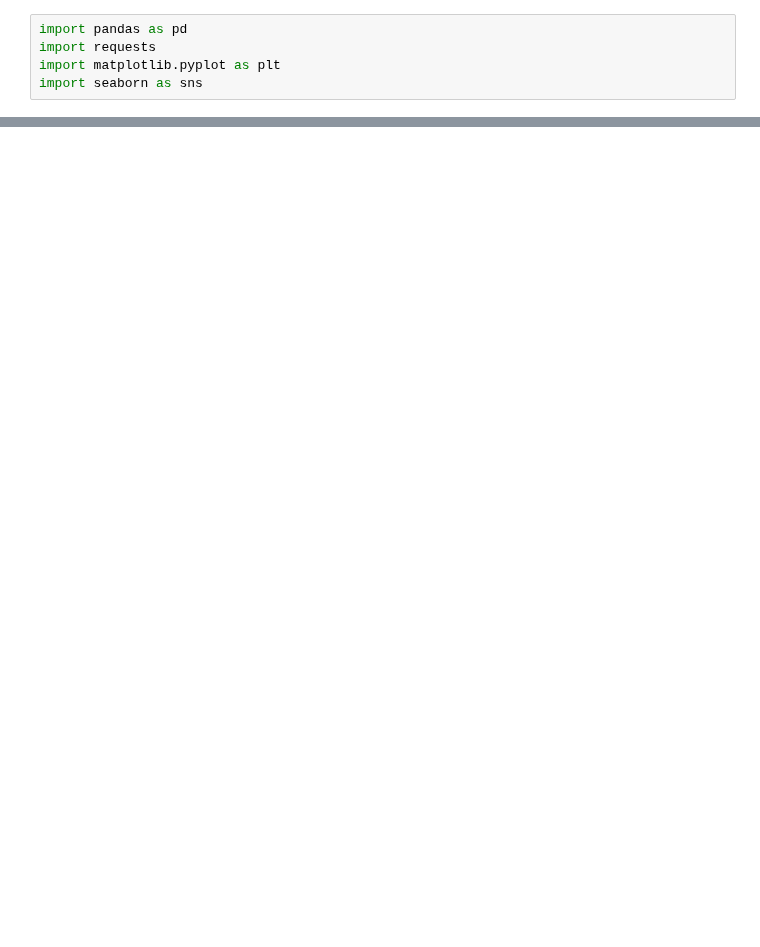
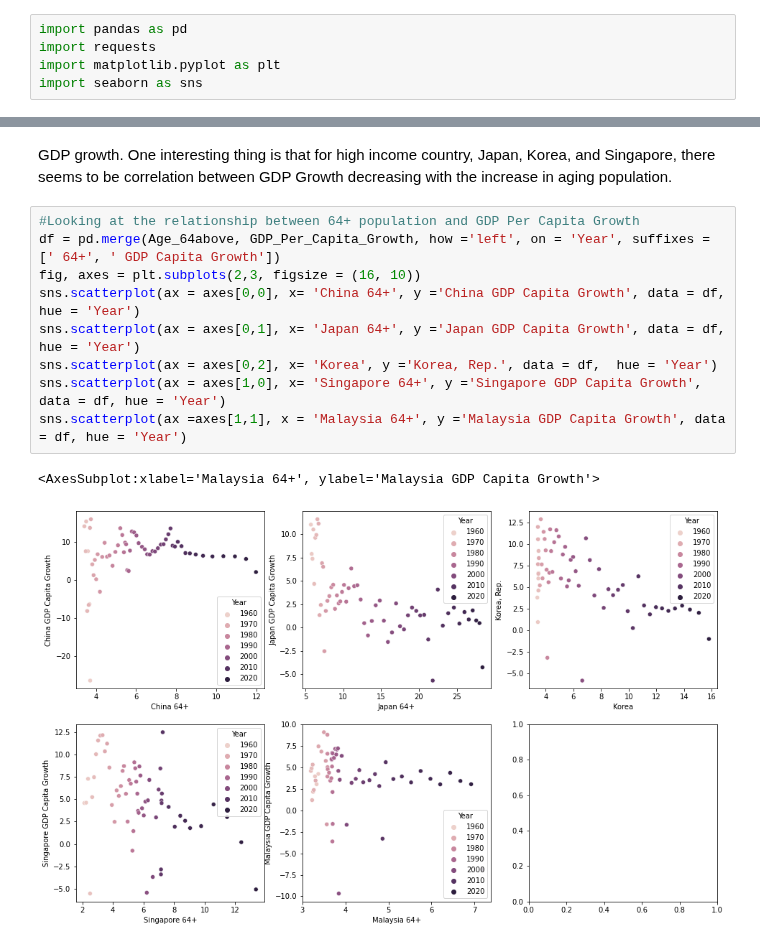
Before and after one commit to SangHyuNBack/2nd-Capstone-Project, a Jupyter notebook: EDA.ipynb, the cells around one changed output, grey strips where cells are left out. Cells and saved outputs as stored; diff of their text form; blank space fills up the shorter version.

```diff
--- a/EDA.ipynb
+++ b/EDA.ipynb
@@ -178,0 +111,14 @@ plt.show()
+# %% [markdown]
+GDP growth. One interesting thing is that for high income country, Japan, Korea, and Singapore, there seems to be correlation between GDP Growth decreasing with the increase in aging population.
+# %%
+#Looking at the relationship between 64+ population and GDP Per Capita Growth
+df = pd.merge(Age_64above, GDP_Per_Capita_Growth, how ='left', on = 'Year', suffixes = [' 64+', ' GDP Capita Growth'])
+fig, axes = plt.subplots(2,3, figsize = (16, 10))
+sns.scatterplot(ax = axes[0,0], x= 'China 64+', y ='China GDP Capita Growth', data = df, hue = 'Year')
+sns.scatterplot(ax = axes[0,1], x= 'Japan 64+', y ='Japan GDP Capita Growth', data = df,  hue = 'Year')
+sns.scatterplot(ax = axes[0,2], x= 'Korea', y ='Korea, Rep.', data = df,  hue = 'Year')
+sns.scatterplot(ax = axes[1,0], x= 'Singapore 64+', y ='Singapore GDP Capita Growth', data = df, hue = 'Year')
+sns.scatterplot(ax =axes[1,1], x = 'Malaysia 64+', y ='Malaysia GDP Capita Growth', data = df, hue = 'Year')
+# %% [output]
+<AxesSubplot:xlabel='Malaysia 64+', ylabel='Malaysia GDP Capita Growth'>
+[figure, added]
```
Also changed, not shown: parts of 29 cells of this notebook.
